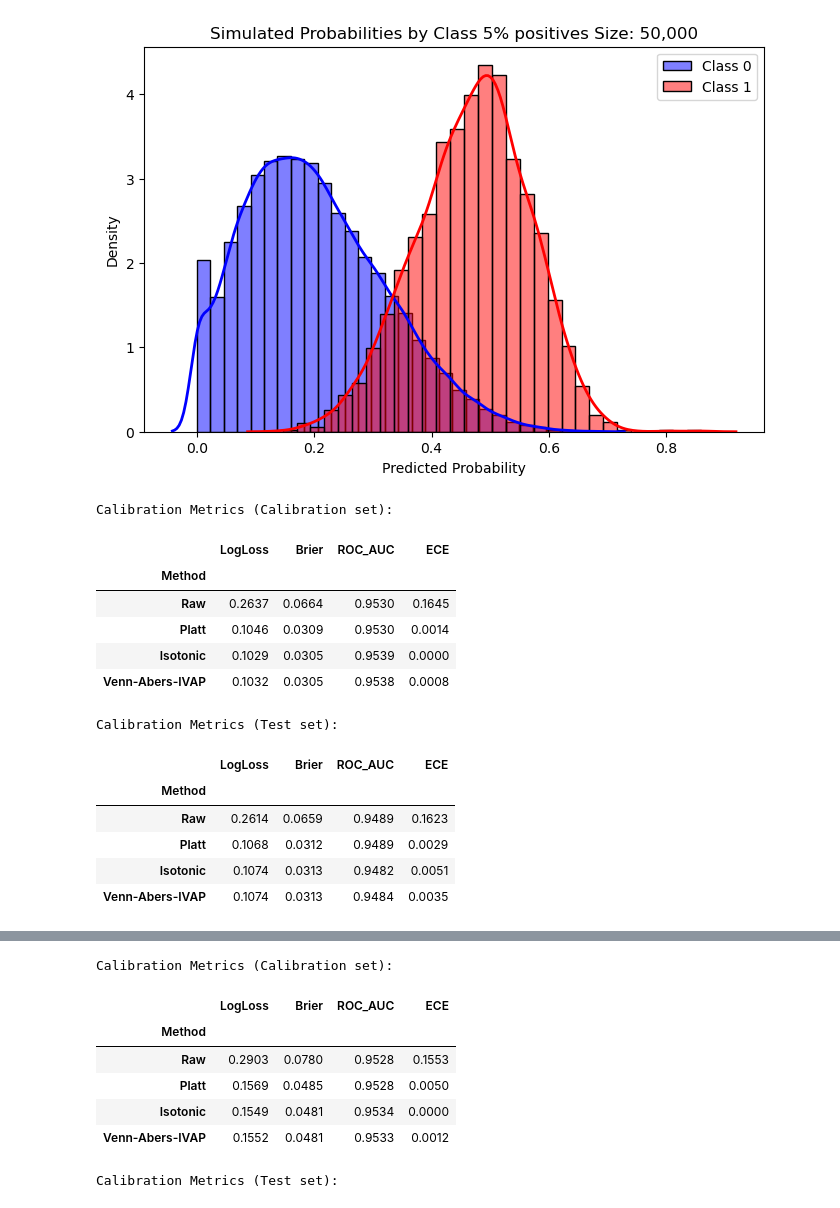
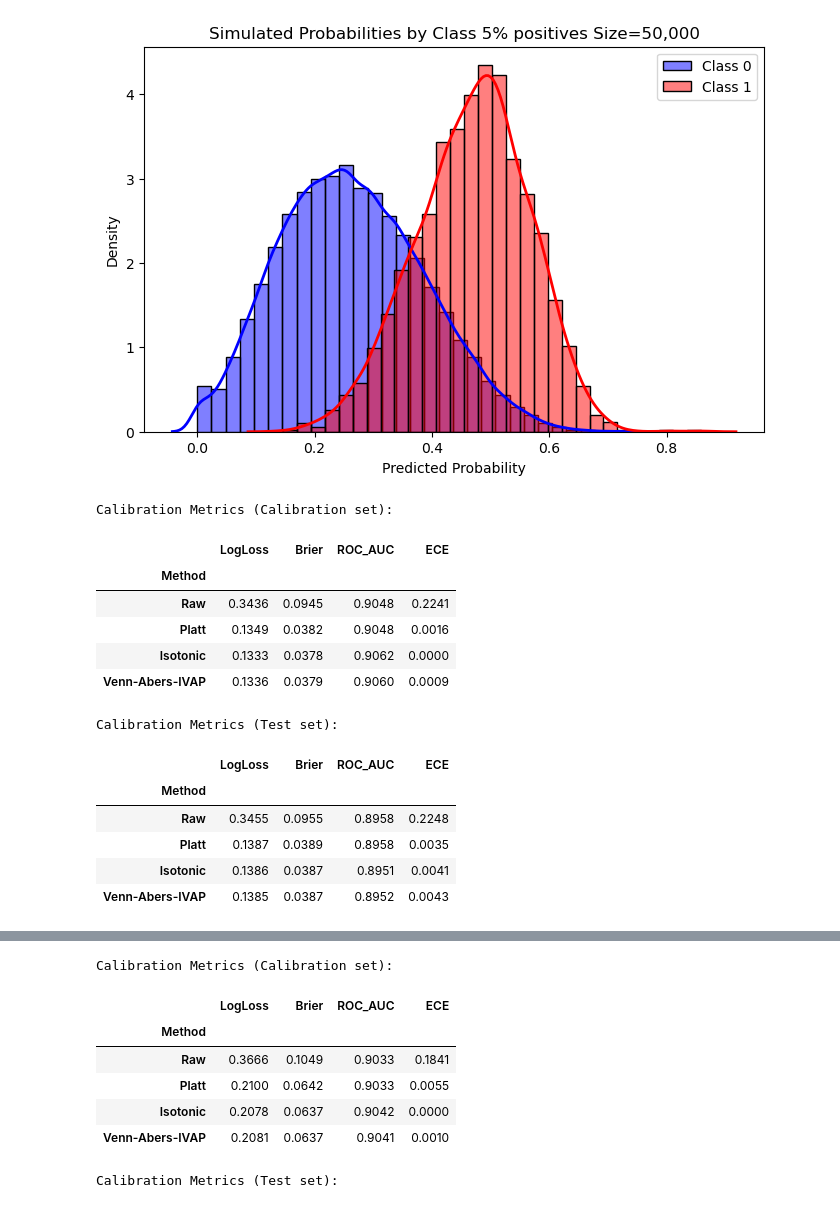
Before and after one commit to sandrokhizanishvili/Credit-Risk-Model-Calibration, a Jupyter notebook: simuliation_dif_scenarios.ipynb, the cells around one changed output, grey strips where cells are left out. Cells and saved outputs as stored; diff of their text form; code cells hidden in the pictures.

```diff
--- a/simuliation_dif_scenarios.ipynb
+++ b/simuliation_dif_scenarios.ipynb
@@ -34,7 +34,7 @@ def platt_fit_predict(s_cal, y_cal, s_test, l2=1e-6):
 
 def ece_quantile(y, p, n_bins=10):
     pt, pp = calibration_curve(y, p, n_bins=n_bins, strategy="quantile")
-    return float(np.mean(np.abs(pt - pp))), pt, pp
+    return expected_calibration_error(y, p, num_bins=n_bins, split_strategy="quantile"), pt, pp
+
+# def ece_quantile(y, p, n_bins=10):
+#     return expected_calibration_error(y, p, num_bins=n_bins, split_strategy="quantile")
-# %%
-rng = np.random.default_rng(42)
-plt.hist(rng.beta(1, 300, size=1000), bins=50, alpha=0.5, label='Beta(10,5)')
@@ -65,7 +44,7 @@ def run_simulation(counts, title="Simulation"):
 
 
     # Class 0: mixture of two Betas(2,5) and (1,8)
-    probs_0 = 0.7 * rng.beta(2, 5, size=counts[0]) + 0.3 * rng.beta(1, 8, size=counts[0]) * rng.choice([-1, 1], size=counts[0])
+    probs_0 = 0.7 * rng.beta(3, 5, size=counts[0]) + 0.3 * rng.beta(1, 8, size=counts[0]) * rng.choice([-1, 1], size=counts[0])
     probs_0 = np.clip(probs_0, 0, 1)
 
     rng = np.random.default_rng(0)
@@ -154,10 +133,15 @@ def run_simulation(counts, title="Simulation"):
 
     # --- Calibration curves: CAL set ---
     plt.figure(figsize=(6,6))
+    max_pp = []
+    max_pt = []
     for name, p in methods_cal.items():
         _, pt, pp = ece_quantile(y_cal, p, n_bins=10)
         plt.plot(pp, pt, marker='o', label=name)
-    plt.plot([0,1],[0,1],'--',color='gray')
+        max_pp.append(max(pp))
+        max_pt.append(max(pt))
+
+    plt.plot([0,max(max(max_pp), max(max_pt))],[0,max(max(max_pp), max(max_pt))],'--',color='gray')
     plt.xlabel("Mean predicted probability")
     plt.ylabel("Fraction of positives")
     plt.title(f"Calibration Curves (Calibration set) - {title}")
@@ -165,10 +149,15 @@ def run_simulation(counts, title="Simulation"):
 
     # --- Calibration curves: TEST set ---
     plt.figure(figsize=(6,6))
+    max_pp = []
+    max_pt = []
     for name, p in methods_test.items():
         _, pt, pp = ece_quantile(y_test, p, n_bins=10)
         plt.plot(pp, pt, marker='o', label=name)
-    plt.plot([0,1],[0,1],'--',color='gray')
+        max_pp.append(max(pp))
+        max_pt.append(max(pt))
+
+    plt.plot([0,max(max(max_pp), max(max_pt))],[0,max(max(max_pp), max(max_pt))],'--',color='gray')
     plt.xlabel("Mean predicted probability")
     plt.ylabel("Fraction of positives")
     plt.title(f"Calibration Curves (Test set) - {title}")
@@ -229,30 +272,30 @@ Calibration Metrics (Test set):
 ... (30 outputs left out)
 # %%
 # Size of dataset: 50,000 samples
-run_simulation({0: 47500, 1: 2500}, title="5% positives Size: 50,000")
+run_simulation({0: 47500, 1: 2500}, title="5% positives Size=50,000")
 
-run_simulation({0: 45000, 1: 5000}, title="10% positives Size: 50,000")
+run_simulation({0: 45000, 1: 5000}, title="10% positives Size=50,000")
 
-run_simulation({0: 40000, 1: 10000}, title="20% positives Size: 50,000")
+run_simulation({0: 40000, 1: 10000}, title="20% positives Size=50,000")
 
-run_simulation({0: 35000, 1: 15000}, title="30% positives Size: 50,000")
+run_simulation({0: 35000, 1: 15000}, title="30% positives Size=50,000")
 
-run_simulation({0: 30000, 1: 20000}, title="40% positives Size: 50,000")
+run_simulation({0: 30000, 1: 20000}, title="40% positives Size=50,000")
 
-run_simulation({0: 25000, 1: 25000}, title="50% positives Size: 50,000")
+run_simulation({0: 25000, 1: 25000}, title="50% positives Size=50,000")
 # %% [output]
-[figure, old version]
+[figure, new version]
 Calibration Metrics (Calibration set):
 |  | LogLoss | Brier | ROC_AUC | ECE |
 | Method |  |  |  |  |
-| Raw | 0.2637 | 0.0664 | 0.9530 | 0.1645 |
-| Platt | 0.1046 | 0.0309 | 0.9530 | 0.0014 |
-| Isotonic | 0.1029 | 0.0305 | 0.9539 | 0.0000 |
-| Venn-Abers-IVAP | 0.1032 | 0.0305 | 0.9538 | 0.0008 |
+| Raw | 0.3436 | 0.0945 | 0.9048 | 0.2241 |
+| Platt | 0.1349 | 0.0382 | 0.9048 | 0.0016 |
+| Isotonic | 0.1333 | 0.0378 | 0.9062 | 0.0000 |
+| Venn-Abers-IVAP | 0.1336 | 0.0379 | 0.9060 | 0.0009 |
 Calibration Metrics (Test set):
 |  | LogLoss | Brier | ROC_AUC | ECE |
 | Method |  |  |  |  |
-| Raw | 0.2614 | 0.0659 | 0.9489 | 0.1623 |
-| Platt | 0.1068 | 0.0312 | 0.9489 | 0.0029 |
-| Isotonic | 0.1074 | 0.0313 | 0.9482 | 0.0051 |
-| Venn-Abers-IVAP | 0.1074 | 0.0313 | 0.9484 | 0.0035 |
+| Raw | 0.3455 | 0.0955 | 0.8958 | 0.2248 |
+| Platt | 0.1387 | 0.0389 | 0.8958 | 0.0035 |
+| Isotonic | 0.1386 | 0.0387 | 0.8951 | 0.0041 |
+| Venn-Abers-IVAP | 0.1385 | 0.0387 | 0.8952 | 0.0043 |
@@ -262,10 +305,10 @@ Calibration Metrics (Test set):
 Calibration Metrics (Calibration set):
 |  | LogLoss | Brier | ROC_AUC | ECE |
 | Method |  |  |  |  |
-| Raw | 0.2903 | 0.0780 | 0.9528 | 0.1553 |
-| Platt | 0.1569 | 0.0485 | 0.9528 | 0.0050 |
-| Isotonic | 0.1549 | 0.0481 | 0.9534 | 0.0000 |
-| Venn-Abers-IVAP | 0.1552 | 0.0481 | 0.9533 | 0.0012 |
+| Raw | 0.3666 | 0.1049 | 0.9033 | 0.1841 |
+| Platt | 0.2100 | 0.0642 | 0.9033 | 0.0055 |
+| Isotonic | 0.2078 | 0.0637 | 0.9042 | 0.0000 |
+| Venn-Abers-IVAP | 0.2081 | 0.0637 | 0.9041 | 0.0010 |
 Calibration Metrics (Test set):
 |  | LogLoss | Brier | ROC_AUC | ECE |
 | Method |  |  |  |  |
```
Also changed, not shown: parts of 4 cells of this notebook.
